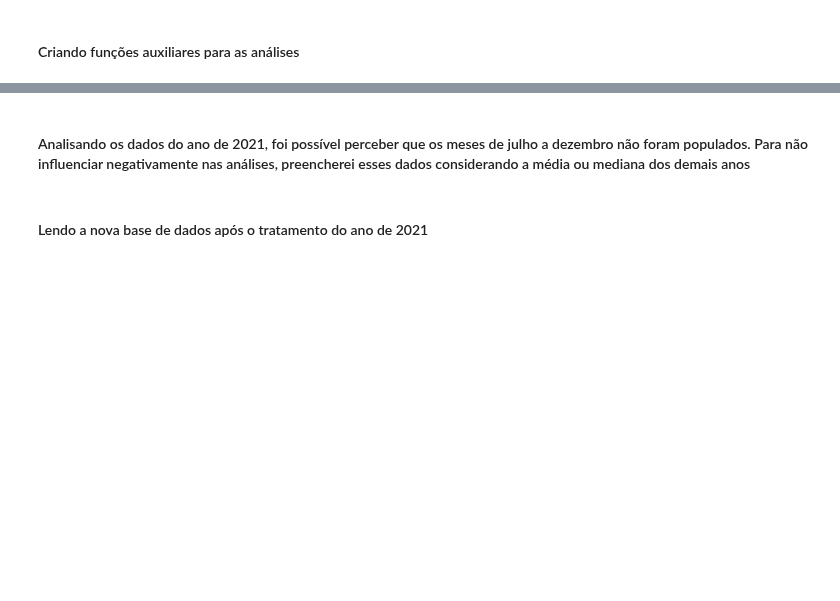
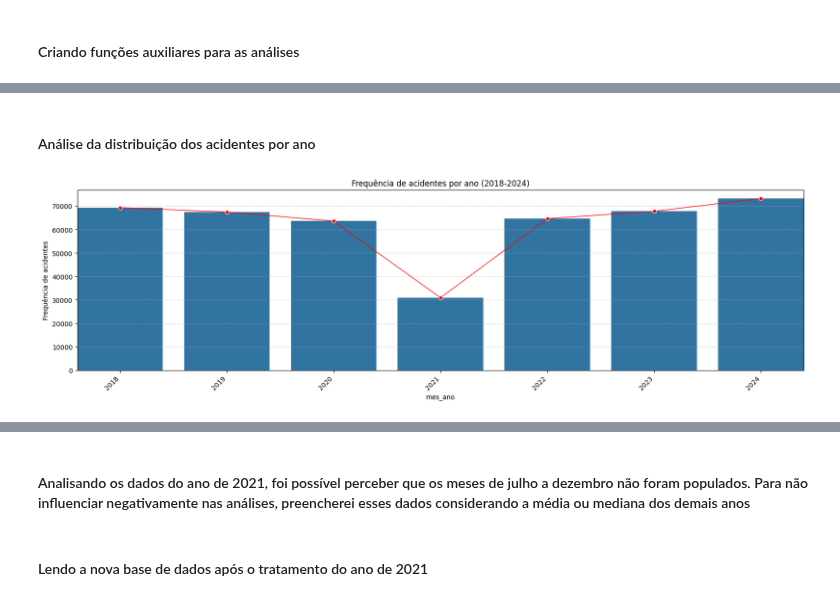
Before and after one commit to evidal1990/coderhouse_datascience, a Jupyter notebook: analysis/data_analysis.ipynb, the cells around one changed output, grey strips where cells are left out. Cells and saved outputs as stored; diff of their text form; code cells hidden in the pictures; blank space fills up the shorter version.

```diff
--- a/analysis/data_analysis.ipynb
+++ b/analysis/data_analysis.ipynb
@@ -145,0 +219,16 @@ draw(
+# %% [markdown]
+#### Análise da distribuição dos acidentes por ano
+# %%
+df_year = group_by_year()
+df = pd.DataFrame({
+    "mes_ano": df_year.index, "frequencia": df_year.values
+})
+plot_barplot_by_date(
+    enable_lineplot=True,
+    set_yscale=False,
+    df=df,
+    df_grouped=df_year,
+    title="Frequência de acidentes por ano (2018-2024)"
+)
+# %% [output]
+[figure, added]
```
Also changed, not shown: parts of 20 cells of this notebook, 2 other files.
